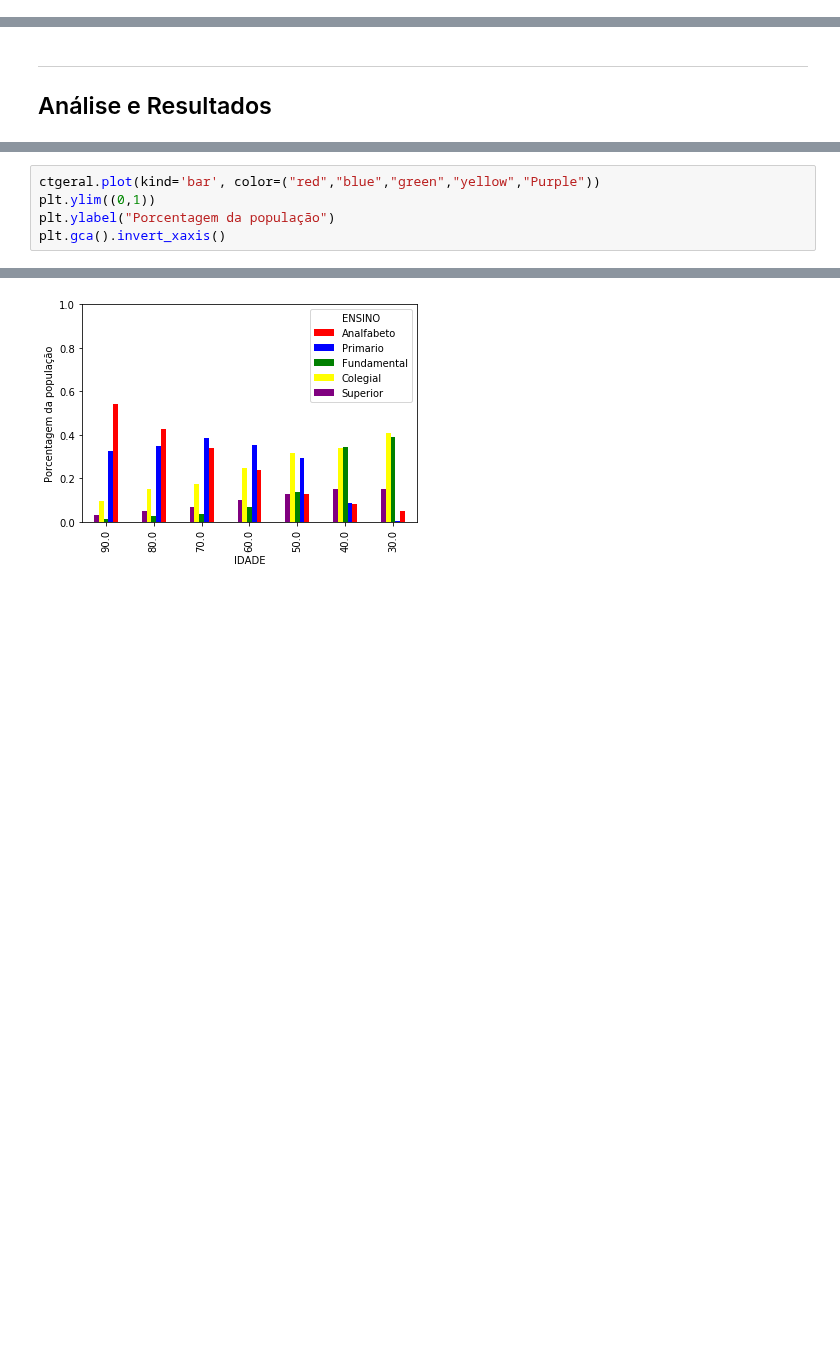
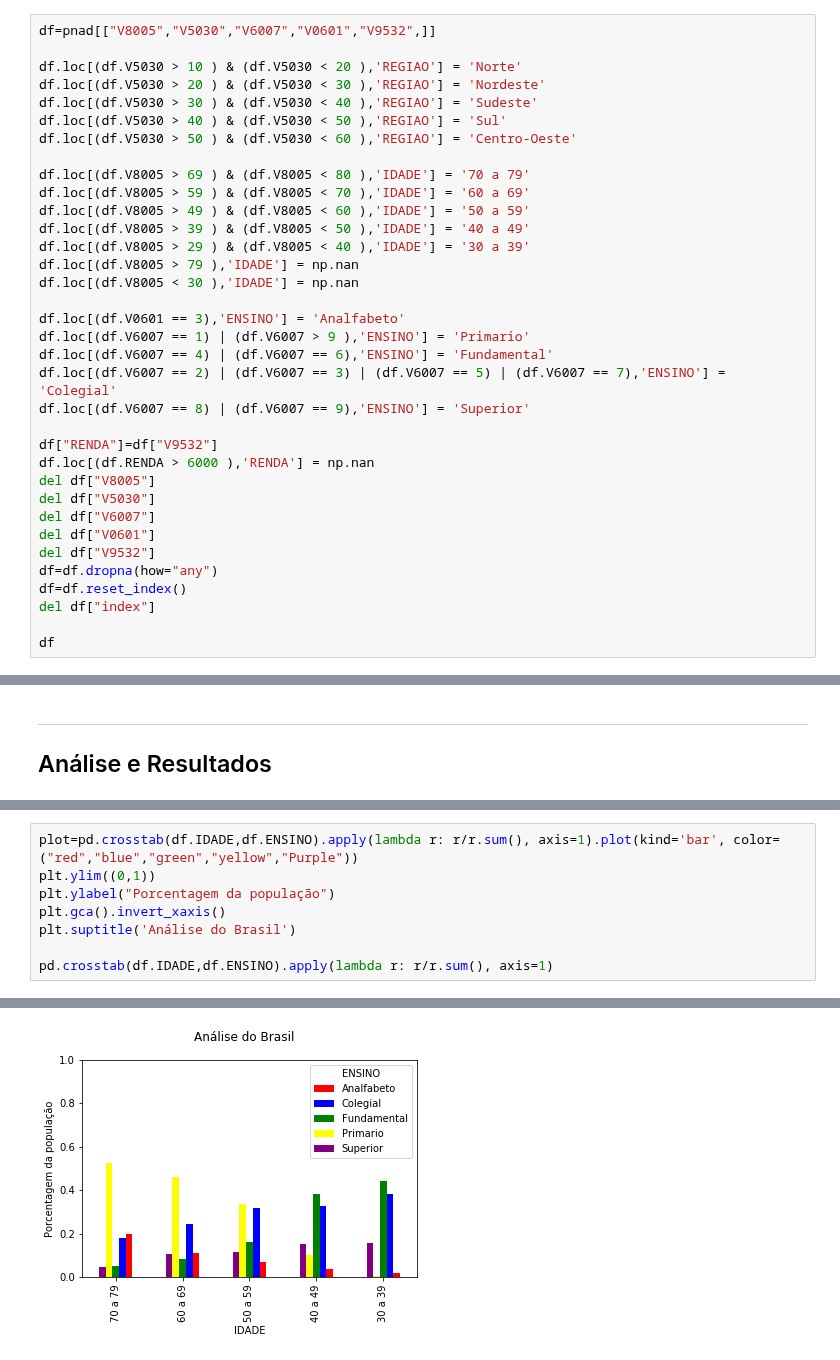
Before and after one commit to Alexandreae/Dados2018, a Jupyter notebook: Projeto1/Projeto1 Layout.ipynb, the cells around one changed output, grey strips where cells are left out. Drawn from its saved outputs; the diff is of its cells as text; blank space fills up the shorter version.

```diff
--- a/Projeto1/Projeto1 Layout.ipynb
+++ b/Projeto1/Projeto1 Layout.ipynb
@@ -206,0 +41,35 @@ See the caveats in the documentation: http://pandas.pydata.org/pandas-docs/stabl
+# %%
+df=pnad[["V8005","V5030","V6007","V0601","V9532",]]
+
+df.loc[(df.V5030 > 10 ) & (df.V5030 < 20 ),'REGIAO'] = 'Norte'
+df.loc[(df.V5030 > 20 ) & (df.V5030 < 30 ),'REGIAO'] = 'Nordeste'
+df.loc[(df.V5030 > 30 ) & (df.V5030 < 40 ),'REGIAO'] = 'Sudeste'
+df.loc[(df.V5030 > 40 ) & (df.V5030 < 50 ),'REGIAO'] = 'Sul'
+df.loc[(df.V5030 > 50 ) & (df.V5030 < 60 ),'REGIAO'] = 'Centro-Oeste'
+
+df.loc[(df.V8005 > 69 ) & (df.V8005 < 80 ),'IDADE'] = '70 a 79'
+df.loc[(df.V8005 > 59 ) & (df.V8005 < 70 ),'IDADE'] = '60 a 69'
+df.loc[(df.V8005 > 49 ) & (df.V8005 < 60 ),'IDADE'] = '50 a 59'
+df.loc[(df.V8005 > 39 ) & (df.V8005 < 50 ),'IDADE'] = '40 a 49'
+df.loc[(df.V8005 > 29 ) & (df.V8005 < 40 ),'IDADE'] = '30 a 39'
+df.loc[(df.V8005 > 79 ),'IDADE'] = np.nan
+df.loc[(df.V8005 < 30 ),'IDADE'] = np.nan
+
+df.loc[(df.V0601 == 3),'ENSINO'] = 'Analfabeto'
+df.loc[(df.V6007 == 1) | (df.V6007 > 9 ),'ENSINO'] = 'Primario'
+df.loc[(df.V6007 == 4) | (df.V6007 == 6),'ENSINO'] = 'Fundamental'
+df.loc[(df.V6007 == 2) | (df.V6007 == 3) | (df.V6007 == 5) | (df.V6007 == 7),'ENSINO'] = 'Colegial'
+df.loc[(df.V6007 == 8) | (df.V6007 == 9),'ENSINO'] = 'Superior'
+
+df["RENDA"]=df["V9532"]
+df.loc[(df.RENDA > 6000 ),'RENDA'] = np.nan
+del df["V8005"]
+del df["V5030"]
+del df["V6007"]
+del df["V0601"]
+del df["V9532"]
+df=df.dropna(how="any")
+df=df.reset_index()
+del df["index"]
+
+df
@@ -226,6 +104,9 @@ ctgeral
 # %%
-ctgeral.plot(kind='bar', color=("red","blue","green","yellow","Purple"))
+plot=pd.crosstab(df.IDADE,df.ENSINO).apply(lambda r: r/r.sum(), axis=1).plot(kind='bar', color=("red","blue","green","yellow","Purple"))
 plt.ylim((0,1))
 plt.ylabel("Porcentagem da população")
 plt.gca().invert_xaxis()
+plt.suptitle('Análise do Brasil')
+
+pd.crosstab(df.IDADE,df.ENSINO).apply(lambda r: r/r.sum(), axis=1)
 # %% [output]
@@ -232 +120 @@ plt.gca().invert_xaxis()
-[figure, old version]
+[figure, new version]
```
Also changed, not shown: parts of 37 cells of this notebook.
